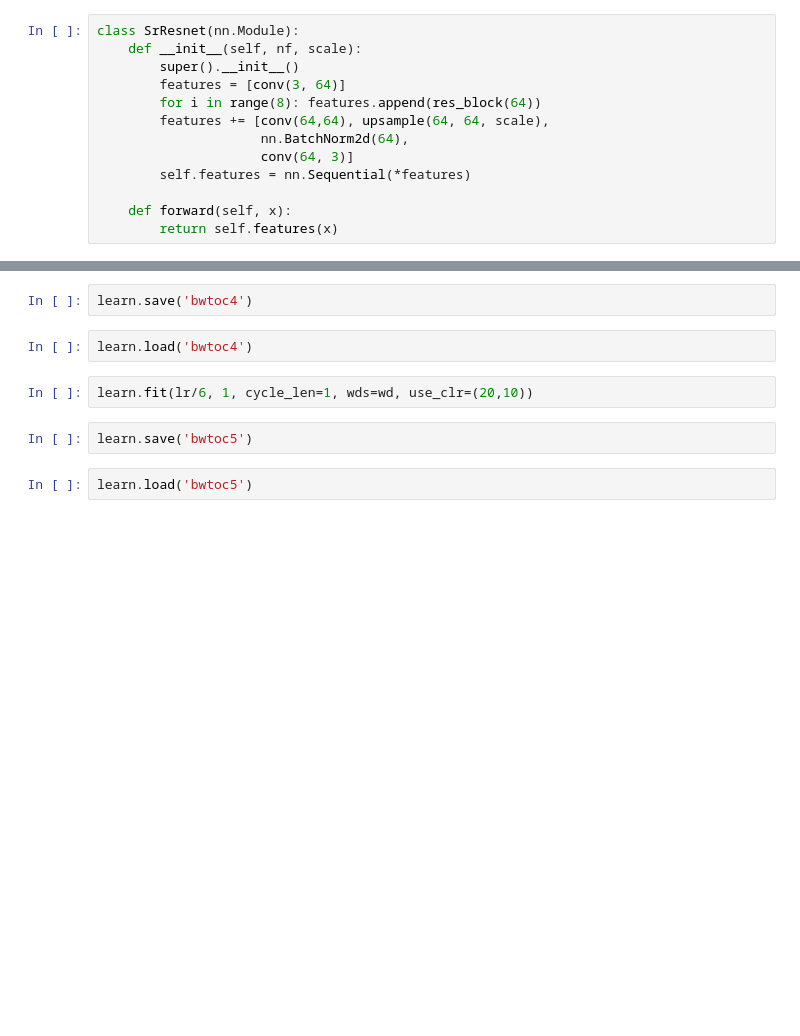
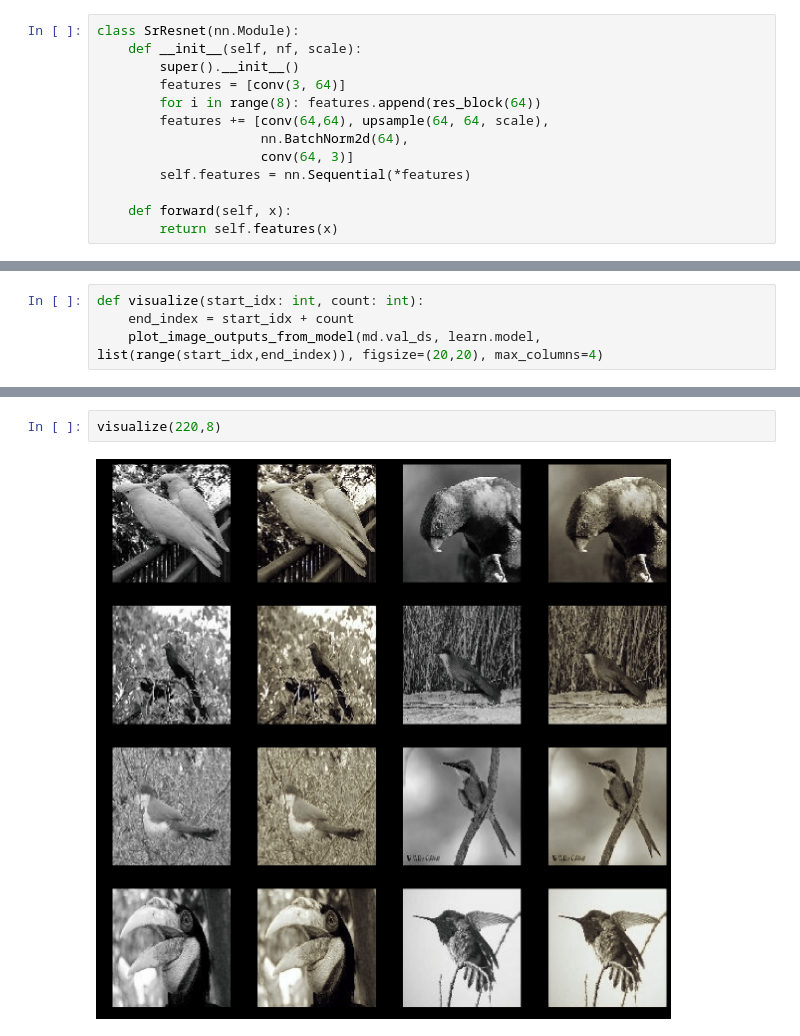
Before and after one commit to jantic/Deep-Learning-Projects, a Jupyter notebook: Jupyter Experiments/1_BlackWhiteToColor/2_Main.ipynb, the cells around one changed output, grey strips where cells are left out. Cells and saved outputs as stored; diff of their text form; blank space fills up the shorter version.

```diff
--- a/Jupyter Experiments/1_BlackWhiteToColor/2_Main.ipynb
+++ b/Jupyter Experiments/1_BlackWhiteToColor/2_Main.ipynb
@@ -248,3 +115,7 @@ wd=1e-7
+# %%
+def visualize(start_idx: int, count: int):
+    end_index = start_idx + count
+    plot_image_outputs_from_model(md.val_ds, learn.model, list(range(start_idx,end_index)), figsize=(20,20), max_columns=4)
 # %%
 learn.lr_find(1e-4, 0.1, wds=wd, linear=False)
 # %% [output]
@@ -328,10 +129,4 @@ learn.fit(lr/2, 1, cycle_len=2, wds=wd, use_clr_beta=(20,10,0.95,0.85))
-# %%
-learn.save('bwtoc4')
-# %%
-learn.load('bwtoc4')
-# %%
-learn.fit(lr/6, 1, cycle_len=1, wds=wd, use_clr=(20,10))
-# %%
-learn.save('bwtoc5')
-# %%
-learn.load('bwtoc5')
+# %%
+visualize(220,8)
+# %% [output]
+[figure, added]
```
Also changed, not shown: parts of 72 cells of this notebook.
